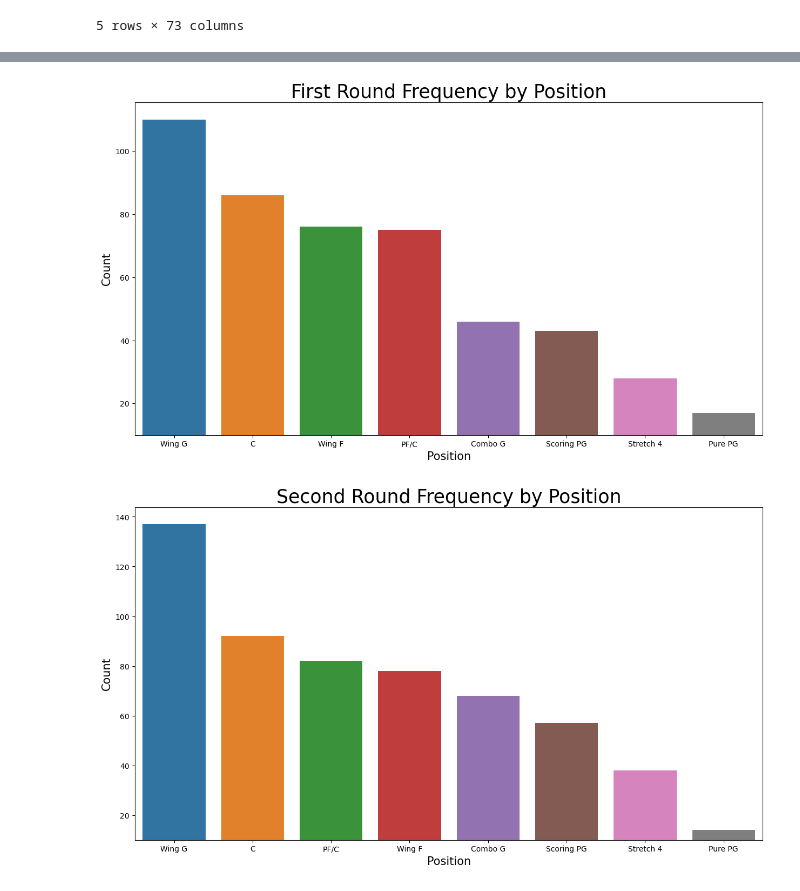
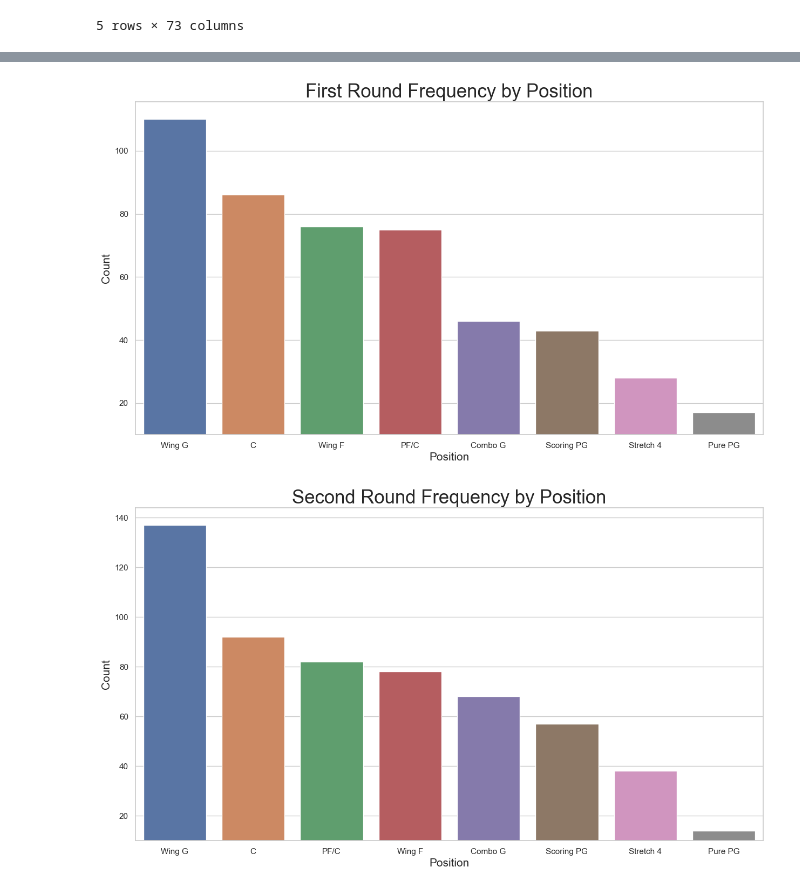
Before and after one commit to mikeyo4800/draft_prospect_ml, a Jupyter notebook: data_cleaning.ipynb, the cells around one changed output, grey strips where cells are left out. Cells and saved outputs as stored; diff of their text form; code cells hidden in the pictures.

```diff
--- a/data_cleaning.ipynb
+++ b/data_cleaning.ipynb
@@ -64,7 +69,9 @@ first_rd = data[data.Class==1]
 #secondround picks
 second_rd = data[data.Class==0]
 # %%
-import seaborn as sns
+#plotting most frequenct conferences in first round draft picks
+
+sns.set_style('darkgrid')
 
 conference = first_rd.groupby(['conf'])['Class'].count().sort_values(ascending=False).iloc[:10].reset_index()
 
@@ -85,4 +92,8 @@ plt.show()
 # %%
+#plotting the most frequent conferences in second round draft picks
+
+sns.set_style('darkgrid')
+
 conference_two = second_rd.groupby(['conf'])['Class'].count().sort_values(ascending=False).iloc[:10].reset_index()
 
 fig, ax = plt.subplots(figsize=(15,8))
@@ -102,21 +117,30 @@ plt.show()
 # %%
+#plotting position frequency in first round picks
+
+sns.set_style('whitegrid')
+
+
 position = first_rd.dropna().groupby(['Position'])['Class'].count().sort_values(ascending=False).reset_index()
 
 fig, ax = plt.subplots(figsize=(15,8))
 
 sns.barplot(x='Position', y='Class', data=position)
 
 ax.set_title('First Round Frequency by Position', fontsize=25)
 
 ax.set_ylabel('Count', fontsize=15)
 ax.set_xlabel('Position', fontsize=15)
 
 ax.set_ylim(10)
 
 plt.show()
 # %% [output]
-[figure, old version]
+[figure, new version]
 # %%
+#plotting position frequency in second round picks
+
+sns.set_style('whitegrid')
+
 position_two = second_rd.dropna().groupby(['Position'])['Class'].count().sort_values(ascending=False).reset_index()
 
 fig, ax = plt.subplots(figsize=(15,8))
@@ -132,4 +156,4 @@ ax.set_ylim(10)
 
 plt.show()
 # %% [output]
-[figure, old version]
+[figure, new version]
```
Also changed, not shown: parts of 23 cells of this notebook.
